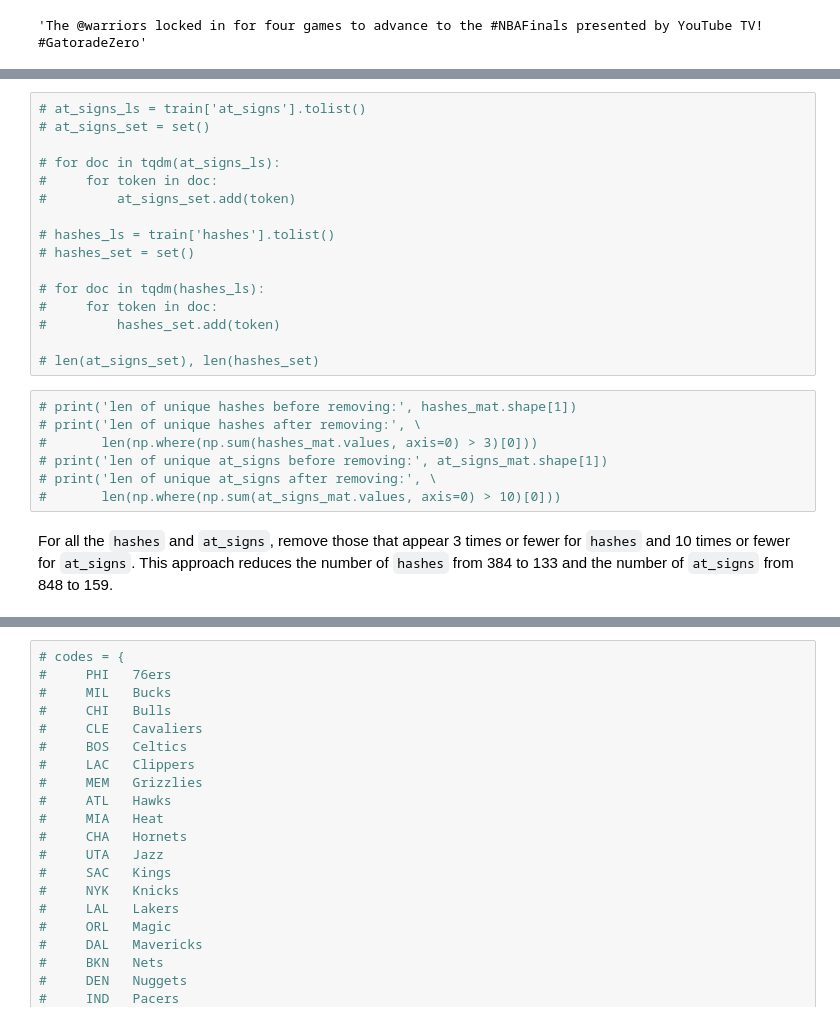
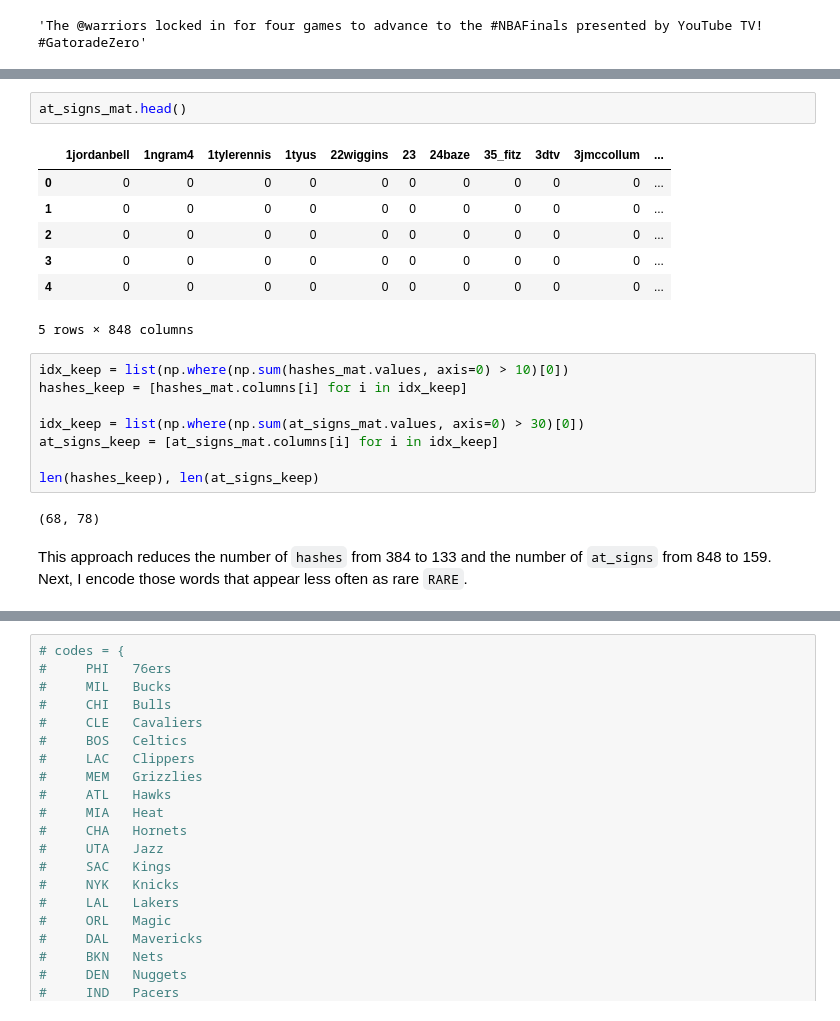
Before and after one commit to wjensheng/nba, a Jupyter notebook: nba_preprocess.ipynb, the cells around one changed output, grey strips where cells are left out. Drawn from its saved outputs; the diff is of its cells as text.

```diff
--- a/nba_preprocess.ipynb
+++ b/nba_preprocess.ipynb
@@ -224,25 +349,22 @@ train.head()
-# %%
-# at_signs_ls = train['at_signs'].tolist()
-# at_signs_set = set()
-
-# for doc in tqdm(at_signs_ls):
-#     for token in doc:
-#         at_signs_set.add(token)
-
-# hashes_ls = train['hashes'].tolist()
-# hashes_set = set()
-
-# for doc in tqdm(hashes_ls):
-#     for token in doc:
-#         hashes_set.add(token)
-
-# len(at_signs_set), len(hashes_set)
-# %%
-# print('len of unique hashes before removing:', hashes_mat.shape[1])
-# print('len of unique hashes after removing:', \
-#       len(np.where(np.sum(hashes_mat.values, axis=0) > 3)[0]))
-# print('len of unique at_signs before removing:', at_signs_mat.shape[1])
-# print('len of unique at_signs after removing:', \
-#       len(np.where(np.sum(at_signs_mat.values, axis=0) > 10)[0]))
+# %%
+at_signs_mat.head()
+# %% [output]
+|  | 1jordanbell | 1ngram4 | 1tylerennis | 1tyus | 22wiggins | 23 | 24baze | 35_fitz | 3dtv | 3jmccollum | ... |
+| 0 | 0 | 0 | 0 | 0 | 0 | 0 | 0 | 0 | 0 | 0 | ... |
+| 1 | 0 | 0 | 0 | 0 | 0 | 0 | 0 | 0 | 0 | 0 | ... |
+| 2 | 0 | 0 | 0 | 0 | 0 | 0 | 0 | 0 | 0 | 0 | ... |
+| 3 | 0 | 0 | 0 | 0 | 0 | 0 | 0 | 0 | 0 | 0 | ... |
+| 4 | 0 | 0 | 0 | 0 | 0 | 0 | 0 | 0 | 0 | 0 | ... |
+5 rows × 848 columns
+# %%
+idx_keep = list(np.where(np.sum(hashes_mat.values, axis=0) > 10)[0])
+hashes_keep = [hashes_mat.columns[i] for i in idx_keep]
+
+idx_keep = list(np.where(np.sum(at_signs_mat.values, axis=0) > 30)[0])
+at_signs_keep = [at_signs_mat.columns[i] for i in idx_keep]
+
+len(hashes_keep), len(at_signs_keep)
+# %% [output]
+(68, 78)
 # %% [markdown]
-For all the `hashes` and `at_signs`, remove those that appear 3 times or fewer for `hashes` and 10 times or fewer for `at_signs`. This approach reduces the number of `hashes` from 384 to 133 and the number of `at_signs` from 848 to 159.
+This approach reduces the number of `hashes` from 384 to 133 and the number of `at_signs` from 848 to 159. Next, I encode those words that appear less often as rare `RARE`.
```
Also changed, not shown: parts of 51 cells of this notebook, 1 other file.
